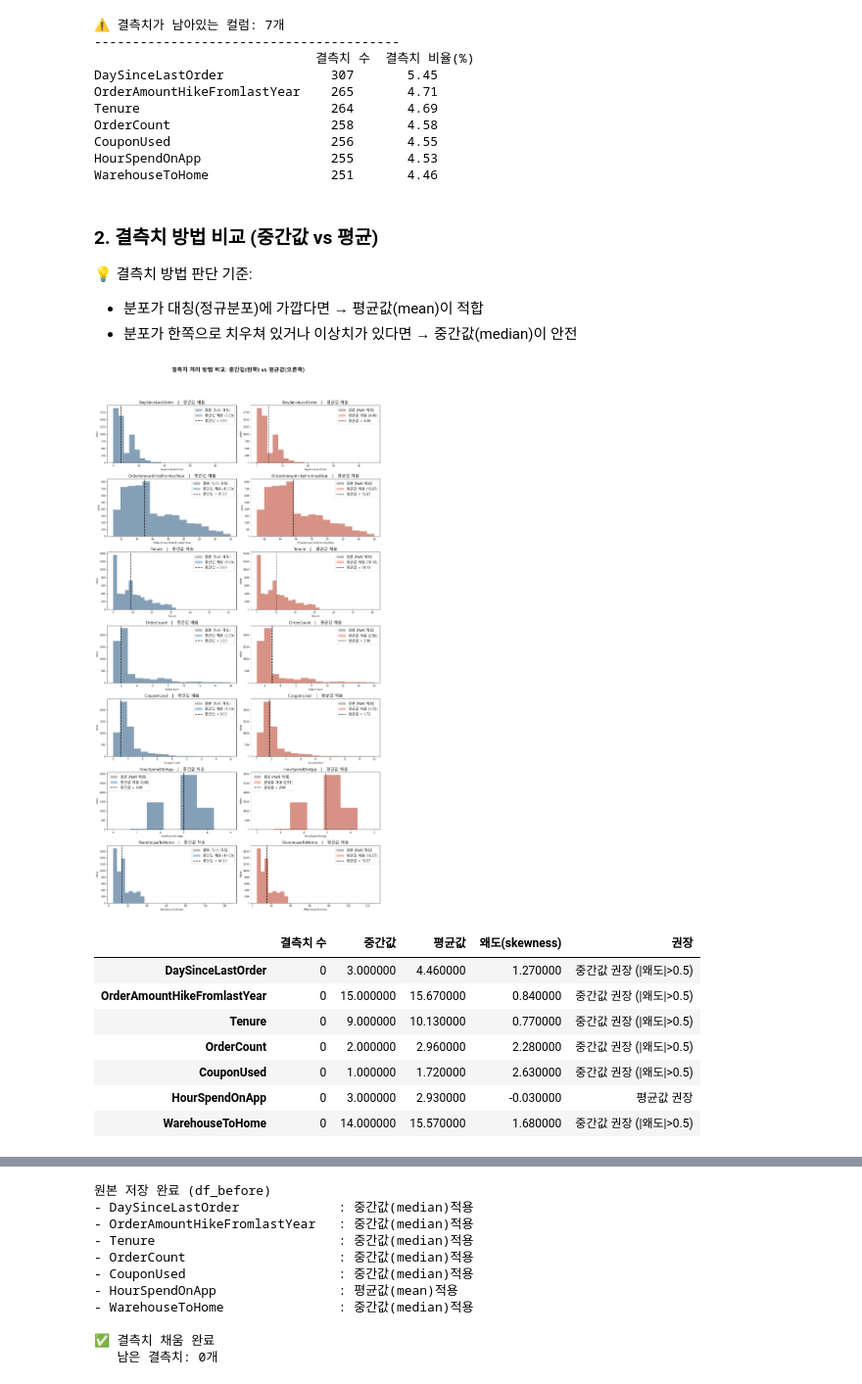
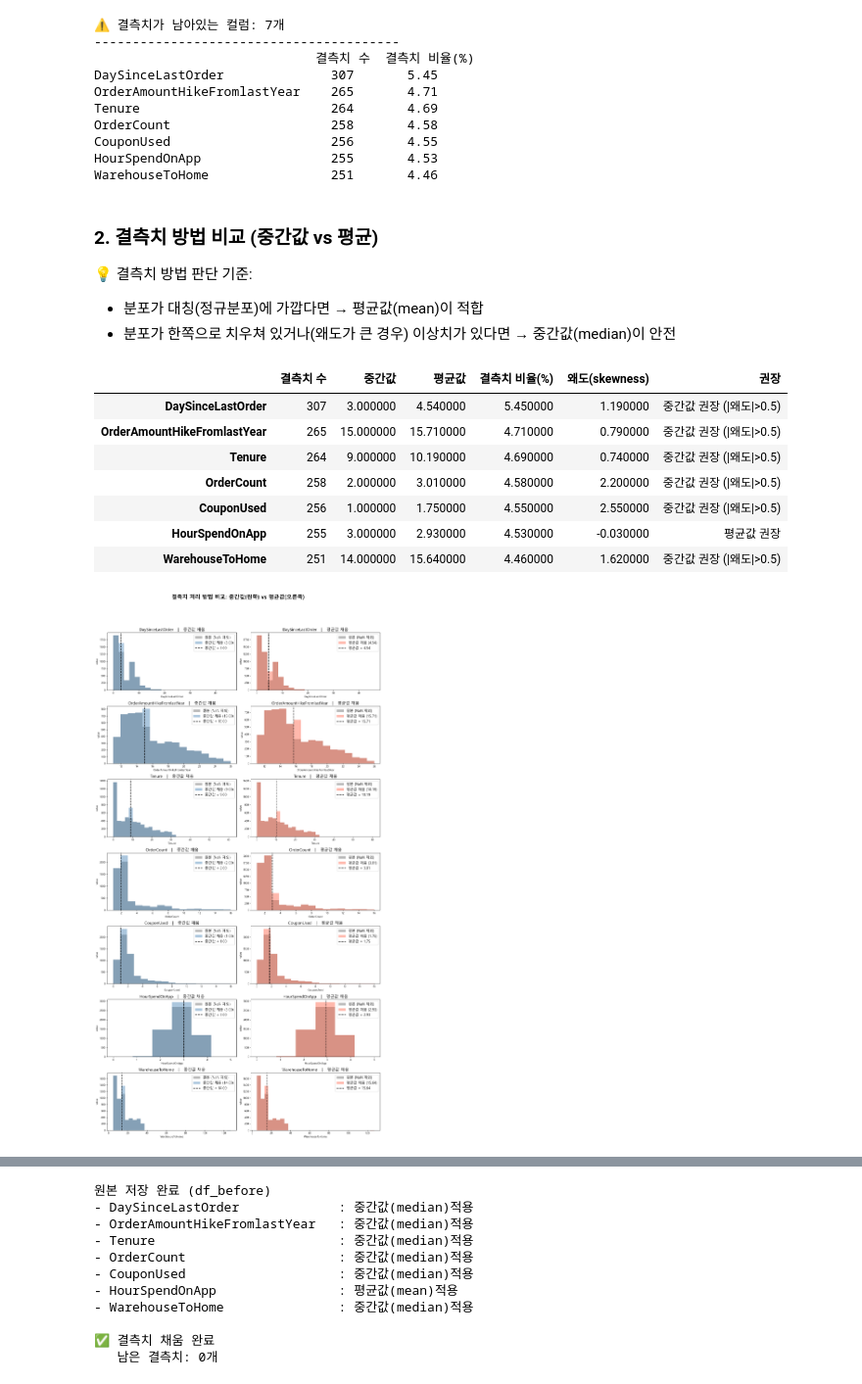
Before and after one commit to SKNETWORKS-FAMILY-AICAMP/SKN28-2nd-4Team, a Jupyter notebook: back_research/전하영/notebooks/Preprocessing.ipynb, the cells around one changed output, grey strips where cells are left out. Shown at 98% size. Drawn from its saved outputs; the diff is of its cells as text; code cells hidden in the pictures.

```diff
--- a/back_research/전하영/notebooks/Preprocessing.ipynb
+++ b/back_research/전하영/notebooks/Preprocessing.ipynb
@@ -313,13 +265,11 @@ WarehouseToHome                251       4.46
 
 💡 결측치 방법 판단 기준:
    - 분포가 대칭(정규분포)에 가깝다면 → 평균값(mean)이 적합
-   - 분포가 한쪽으로 치우쳐 있거나 이상치가 있다면 → 중간값(median)이 안전
+   - 분포가 한쪽으로 치우쳐 있거나(왜도가 큰 경우) 이상치가 있다면 → 중간값(median)이 안전
 # %%
 # ─────────────────────────────────────────────
 # 2. 결측치 방법 비교 (중간값 vs 평균)
 # ─────────────────────────────────────────────
-import warnings
-warnings.filterwarnings("ignore")
 
 # 결측치가 있는 컬럼 목록
 missing_cols = [
@@ -331,8 +281,25 @@ missing_cols = [
     "HourSpendOnApp",
     "WarehouseToHome"
 ]
+n = len(missing_cols)
+total_rows = len(df)                   # 전체 행 수 계산
 
-n = len(missing_cols)
+summary = pd.DataFrame({
+    "결측치 수": df[missing_cols].isnull().sum(),
+    "중간값": df[missing_cols].median().round(2),
+    "평균값": df[missing_cols].mean().round(2),
+    "결측치 비율(%)": (df[missing_cols].isnull().sum() / total_rows * 100).round(2),
+    "왜도(skewness)": df[missing_cols].skew().round(2)
+})
+summary["권장"] = summary["왜도(skewness)"].apply(
+    lambda s: "중간값 권장 (|왜도|>0.5)" if abs(s) > 0.5 else "평균값 권장"
+)
+
+# 많이 치우쳐진 CouponUsed, OrderCount는 결측치 처리 후, 로그 변환 예정
+
+display(summary.style.set_properties(**{'text-align': 'left'})
+                          .set_table_styles([{'selector': 'th', 'props': [('text-align', 'left')]}]))
+
 fig, axes = plt.subplots(n, 2, figsize=(15, 4 * n))
 fig.suptitle("결측치 처리 방법 비교: 중간값(왼쪽) vs 평균값(오른쪽)", fontsize=20, fontweight="bold", y=1.01)
 
@@ -344,59 +311,42 @@ for i, col in enumerate(missing_cols):
     filled_median = df[col].fillna(median_val)
     filled_mean   = df[col].fillna(mean_val)
 
     bins = min(30, int(df[col].nunique()))
     bin_edges_m = np.histogram_bin_edges(filled_median, bins=bins)
     bin_edges_n = np.histogram_bin_edges(filled_mean,   bins=bins)
 
     # ── 왼쪽: 중간값 채움 ──
     ax_l = axes[i, 0]
     ax_l.hist(original,      bins=bin_edges_m, alpha=0.55, color="gray",     label="원본 (NaN 제외)")
     ax_l.hist(filled_median, bins=bin_edges_m, alpha=0.45, color="steelblue", label=f"중간값 채움 ({median_val:.2f})")
     ax_l.axvline(median_val, color="black", linestyle="--", linewidth=2, label=f"중간값 = {median_val:.2f}")
     ax_l.set_title(f"{col}  ┃  중간값 채움", fontsize=15)
     ax_l.set_xlabel(col)
     ax_l.set_ylabel("value")
     ax_l.legend(fontsize=13)
 
     # ── 오른쪽: 평균값 채움 ──
     ax_r = axes[i, 1]
     ax_r.hist(original,    bins=bin_edges_n, alpha=0.55, color="gray",   label="원본 (NaN 제외)")
     ax_r.hist(filled_mean, bins=bin_edges_n, alpha=0.45, color="tomato", label=f"평균값 채움 ({mean_val:.2f})")
     ax_r.axvline(mean_val, color="black", linestyle="--", linewidth=2, label=f"평균값 = {mean_val:.2f}")
     ax_r.set_title(f"{col}  ┃  평균값 채움", fontsize=15)
     ax_r.set_xlabel(col)
     ax_r.set_ylabel("value")
     ax_r.legend(fontsize=13)
 
 plt.tight_layout(rect=[0, 0, 1, 0.97])
 plt.show()
-
-
-# 요약 테이블 출력
-summary = pd.DataFrame({
-    "결측치 수": df[missing_cols].isnull().sum(),
-    "중간값": df[missing_cols].median().round(2),
-    "평균값": df[missing_cols].mean().round(2),
-    "왜도(skewness)": df[missing_cols].skew().round(2)
-})
-summary["권장"] = summary["왜도(skewness)"].apply(
-    lambda s: "중간값 권장 (|왜도|>0.5)" if abs(s) > 0.5 else "평균값 권장"
-)
-
-# 많이 치우쳐진 CouponUsed, OrderCount는 결측치 처리 후, 로그 변환 예정
-
-display(summary.style.set_properties(**{'text-align': 'left'})
-                          .set_table_styles([{'selector': 'th', 'props': [('text-align', 'left')]}]))
 # %% [output]
+|  | 결측치 수 | 중간값 | 평균값 | 결측치 비율(%) | 왜도(skewness) | 권장 |
+| DaySinceLastOrder | 307 | 3.000000 | 4.540000 | 5.450000 | 1.190000 | 중간값 권장 (|왜도|>0.5) |
+| OrderAmountHikeFromlastYear | 265 | 15.000000 | 15.710000 | 4.710000 | 0.790000 | 중간값 권장 (|왜도|>0.5) |
+| Tenure | 264 | 9.000000 | 10.190000 | 4.690000 | 0.740000 | 중간값 권장 (|왜도|>0.5) |
+| OrderCount | 258 | 2.000000 | 3.010000 | 4.580000 | 2.200000 | 중간값 권장 (|왜도|>0.5) |
+| CouponUsed | 256 | 1.000000 | 1.750000 | 4.550000 | 2.550000 | 중간값 권장 (|왜도|>0.5) |
+| HourSpendOnApp | 255 | 3.000000 | 2.930000 | 4.530000 | -0.030000 | 평균값 권장 |
+| WarehouseToHome | 251 | 14.000000 | 15.640000 | 4.460000 | 1.620000 | 중간값 권장 (|왜도|>0.5) |
-[figure, old version]
+[figure, new version]
-|  | 결측치 수 | 중간값 | 평균값 | 왜도(skewness) | 권장 |
-| DaySinceLastOrder | 0 | 3.000000 | 4.460000 | 1.270000 | 중간값 권장 (|왜도|>0.5) |
-| OrderAmountHikeFromlastYear | 0 | 15.000000 | 15.670000 | 0.840000 | 중간값 권장 (|왜도|>0.5) |
-| Tenure | 0 | 9.000000 | 10.130000 | 0.770000 | 중간값 권장 (|왜도|>0.5) |
-| OrderCount | 0 | 2.000000 | 2.960000 | 2.280000 | 중간값 권장 (|왜도|>0.5) |
-| CouponUsed | 0 | 1.000000 | 1.720000 | 2.630000 | 중간값 권장 (|왜도|>0.5) |
-| HourSpendOnApp | 0 | 3.000000 | 2.930000 | -0.030000 | 평균값 권장 |
-| WarehouseToHome | 0 | 14.000000 | 15.570000 | 1.680000 | 중간값 권장 (|왜도|>0.5) |
 # %% [markdown]
 ### 3. 결측치 처리
 
```
Also changed, not shown: parts of 70 cells of this notebook.
